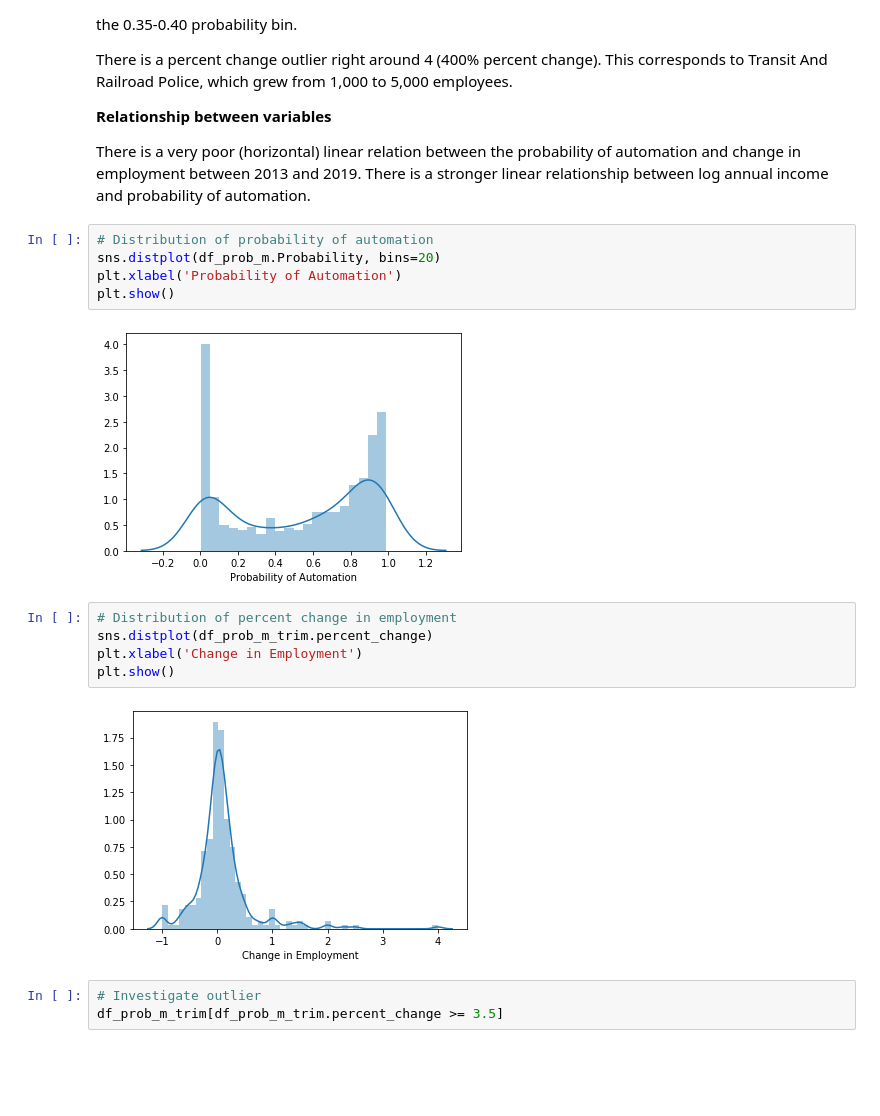
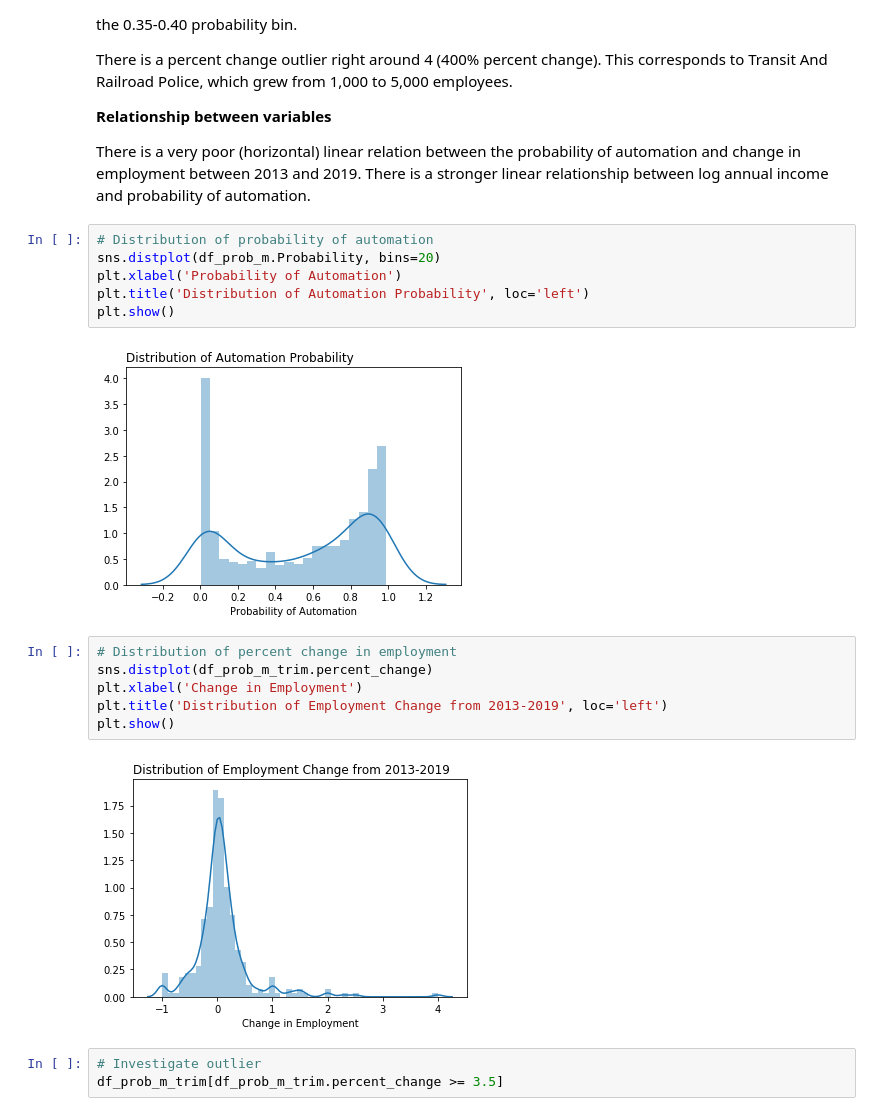
Before and after one commit to COGS108/group11_sp20, a Jupyter notebook: FinalProject_group11.ipynb, the cells around one changed output. Cells and saved outputs as stored; diff of their text form; blank space fills up the shorter version.

Commit message:
update graphs

```diff
--- a/FinalProject_group11.ipynb
+++ b/FinalProject_group11.ipynb
@@ -307,17 +307,19 @@ There is a very poor (horizontal) linear relation between the probability of aut
 # %%
 # Distribution of probability of automation
 sns.distplot(df_prob_m.Probability, bins=20)
 plt.xlabel('Probability of Automation')
+plt.title('Distribution of Automation Probability', loc='left')
 plt.show()
 # %% [output]
-[figure, old version]
+[figure, new version]
 # %%
 # Distribution of percent change in employment
 sns.distplot(df_prob_m_trim.percent_change)
 plt.xlabel('Change in Employment')
+plt.title('Distribution of Employment Change from 2013-2019', loc='left')
 plt.show()
 # %% [output]
-[figure, old version]
+[figure, new version]
 # %%
 # Investigate outlier
 df_prob_m_trim[df_prob_m_trim.percent_change >= 3.5]
```
Also changed, not shown: parts of 4 cells of this notebook.
